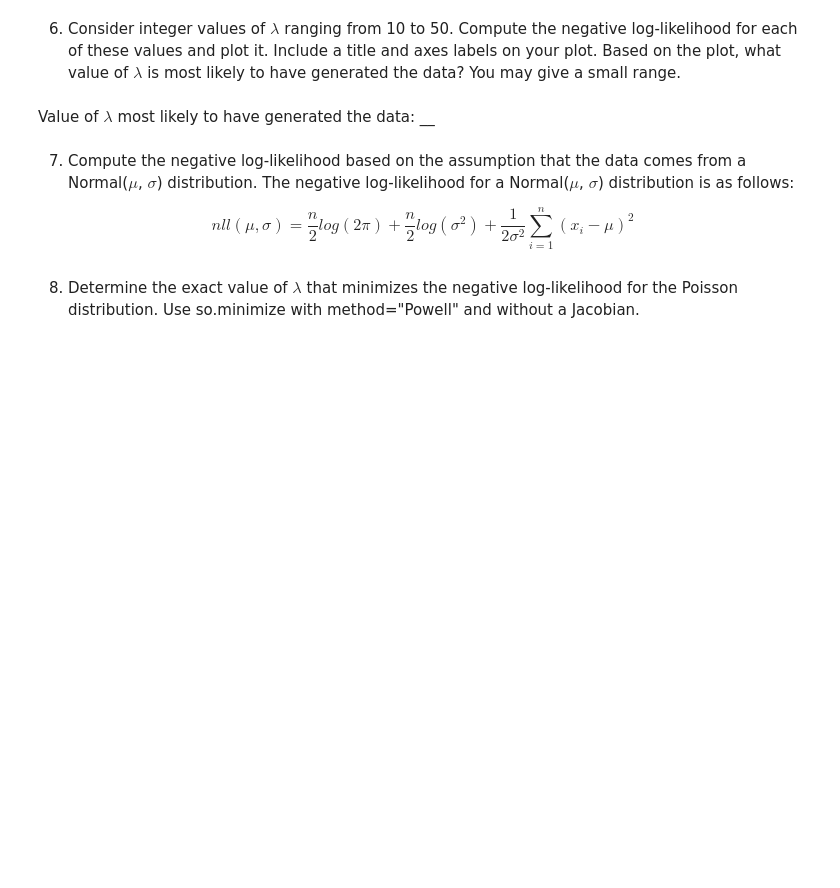
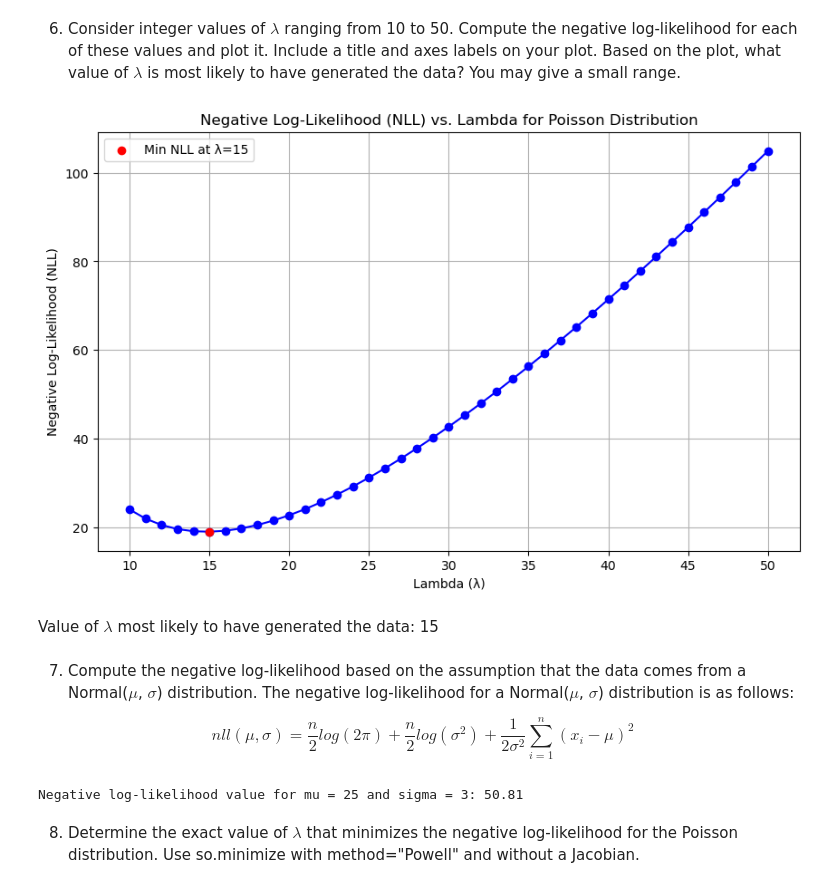
Before and after one commit to PconnorsUWO/datasci_3000, a Jupyter notebook: Homework 2/251313609_HO2.ipynb, the cells around one changed output. Saved outputs shown, nothing was run; the diff lists cells and outputs as text; code cells hidden in the pictures; blank space fills up the shorter version.

```diff
--- a/Homework 2/251313609_HO2.ipynb
+++ b/Homework 2/251313609_HO2.ipynb
@@ -58,7 +115,27 @@ poissonNegLogLikelihood(25, dummy_data.x)
 # %% [markdown]
 6. Consider integer values of $\lambda$ ranging from 10 to 50. Compute the negative log-likelihood for each of these values and plot it. Include a title and axes labels on your plot. Based on the plot, what value of $\lambda$ is most likely to have generated the data? You may give a small range.
+# %%
+lambda_values = np.arange(10, 51, 1)
+NLL_values = [poissonNegLogLikelihood(lam, dummy_data['x']) for lam in lambda_values]
+
+
+plt.figure(figsize=(10, 6))
+plt.plot(lambda_values, NLL_values, marker='o', linestyle='-', color='blue')
+plt.title('Negative Log-Likelihood (NLL) vs. Lambda for Poisson Distribution')
+plt.xlabel('Lambda (λ)')
+plt.ylabel('Negative Log-Likelihood (NLL)')
+plt.grid(True)
+
+min_NLL = np.min(NLL_values)
+optimal_lambda = lambda_values[np.argmin(NLL_values)]
+plt.scatter(optimal_lambda, min_NLL, color='red', zorder=5, label=f'Min NLL at λ={optimal_lambda}')
+
+plt.legend()
+plt.show()
+# %% [output]
+[figure, added]
 # %% [markdown]
-Value of $\lambda$ most likely to have generated the data: __
+Value of $\lambda$ most likely to have generated the data: 15
 # %% [markdown]
 7. Compute the negative log-likelihood based on the assumption that the data comes from a Normal($\mu$, $\sigma$) distribution. The negative log-likelihood for a Normal($\mu$, $\sigma$) distribution is as follows:
 
@@ -77,2 +145,14 @@ normalNegLogLikelihood([25, 3], dummy_data.x)
+# %%
+
+def normalNegLogLikelihood(params, x):
+    mu, sigma = params[0], params[1]
+    return len(x)/2 * np.log(2 * np.pi) + len(x)/2 * np.log(sigma**2) + np.sum((x - mu)**2) / (2 * sigma**2)
+
+dummy_data = pd.DataFrame({'x': [20, 22, 18, 6, 8]})
+normalNLL = normalNegLogLikelihood([25, 3], dummy_data.x)
+
+print(f"Negative log-likelihood value for mu = 25 and sigma = 3: {normalNLL:.2f}")
+# %% [output]
+Negative log-likelihood value for mu = 25 and sigma = 3: 50.81
 # %% [markdown]
 8. Determine the exact value of $\lambda$ that minimizes the negative log-likelihood for the Poisson distribution. Use so.minimize with method="Powell" and without a Jacobian.
```
Also changed, not shown: parts of 17 cells of this notebook, 3 other files.
